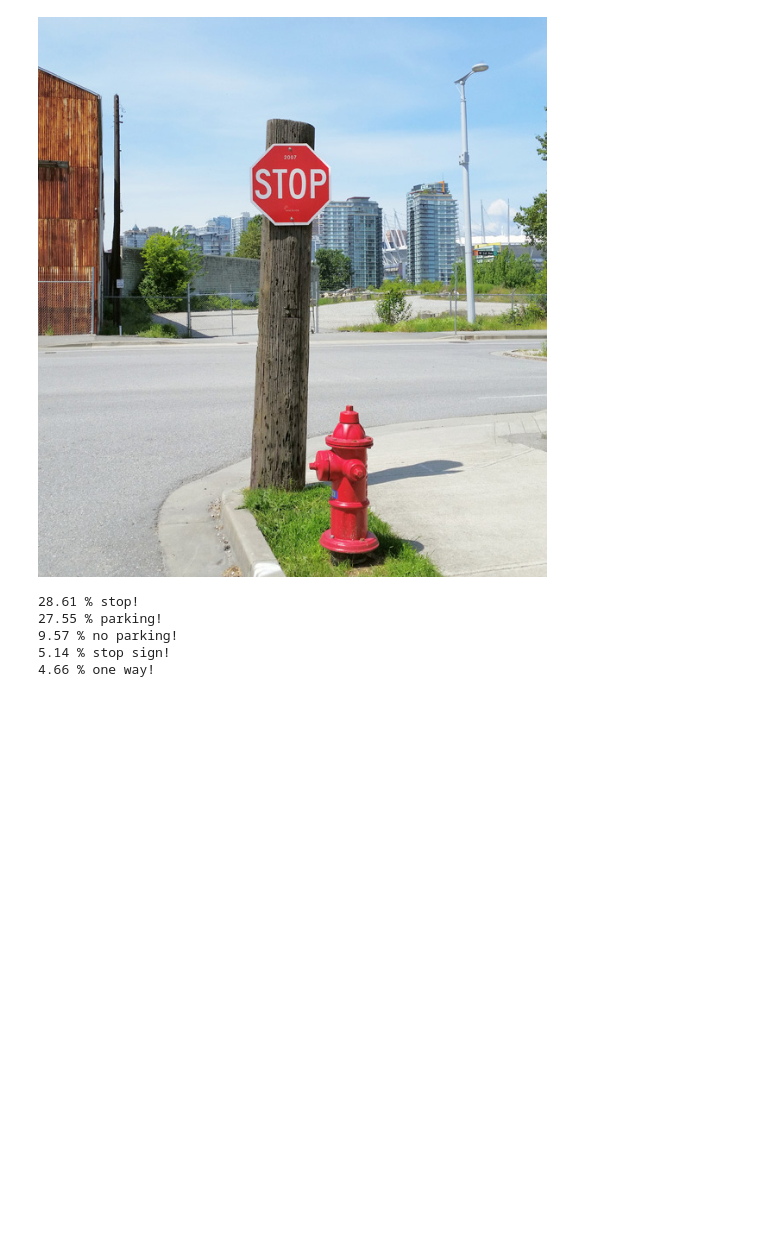
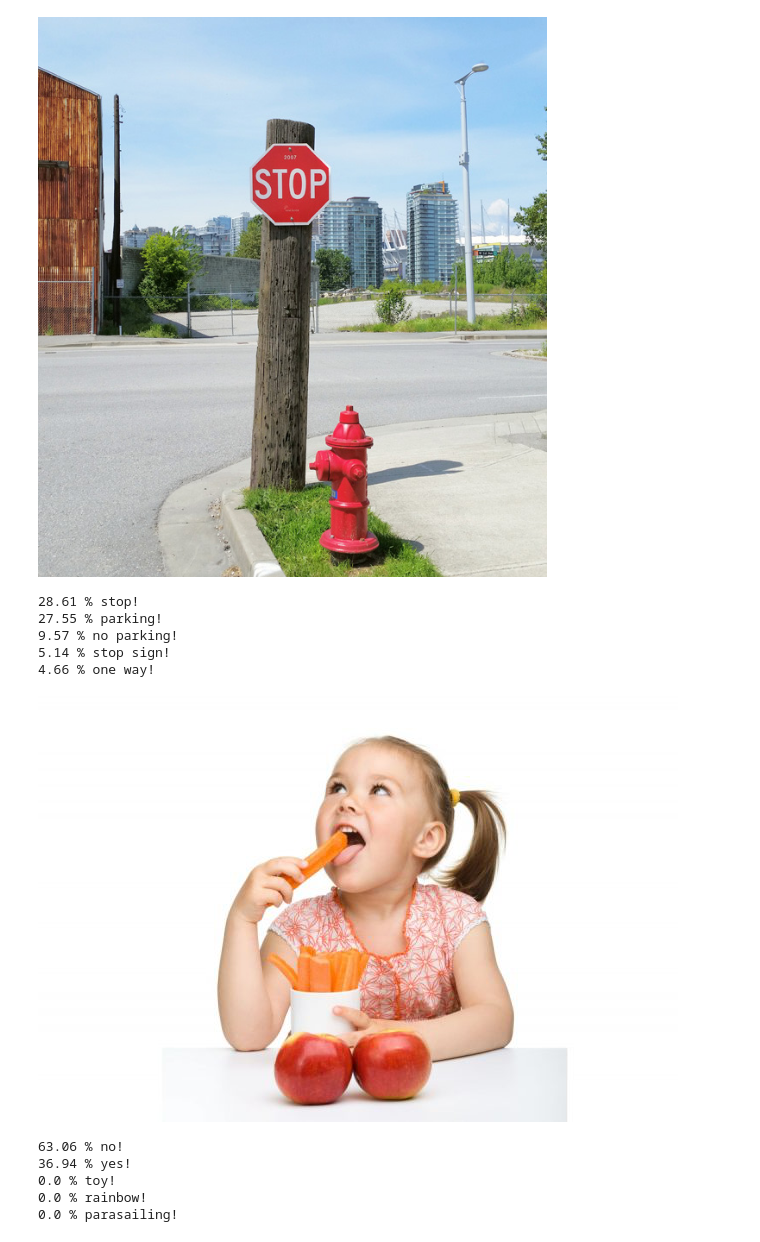
Before and after one commit to basakbuluz/Visual-Question-Answering, a Jupyter notebook: VisualQuestionAnsweringDemo.ipynb, the cells around one changed output. Drawn from its saved outputs; the diff is of its cells as text; code cells hidden in the pictures; blank space fills up the shorter version.

```diff
--- a/VisualQuestionAnsweringDemo.ipynb
+++ b/VisualQuestionAnsweringDemo.ipynb
@@ -286,3 +284,28 @@ for label in reversed(np.argsort(y_output)[0,-5:]):
 9.57 % no parking!
 5.14 % stop sign!
 4.66 % one way!
+# %%
+image_file_name = 'images/test/test3.jpg'
+question = u"Is she eating apple?"
+
+from PIL  import Image
+im = Image.open(image_file_name)
+im
+# %% [output]
+[figure, added]
+# %%
+image_features = get_image_features(image_file_name, CNN_weights_file_name)
+question_features = get_question_features(question)
+
+y_output = model_vqa.predict([question_features, image_features])
+
+labelencoder = joblib.load(label_encoder_file_name)
+
+for label in reversed(np.argsort(y_output)[0,-5:]):
+    print("{} % {}!".format(round(y_output[0,label]*100,2), labelencoder.inverse_transform(label)))
+# %% [output]
+63.06 % no!
+36.94 % yes!
+0.0 % toy!
+0.0 % rainbow!
+0.0 % parasailing!
```
Also changed, not shown: parts of 16 cells of this notebook.
